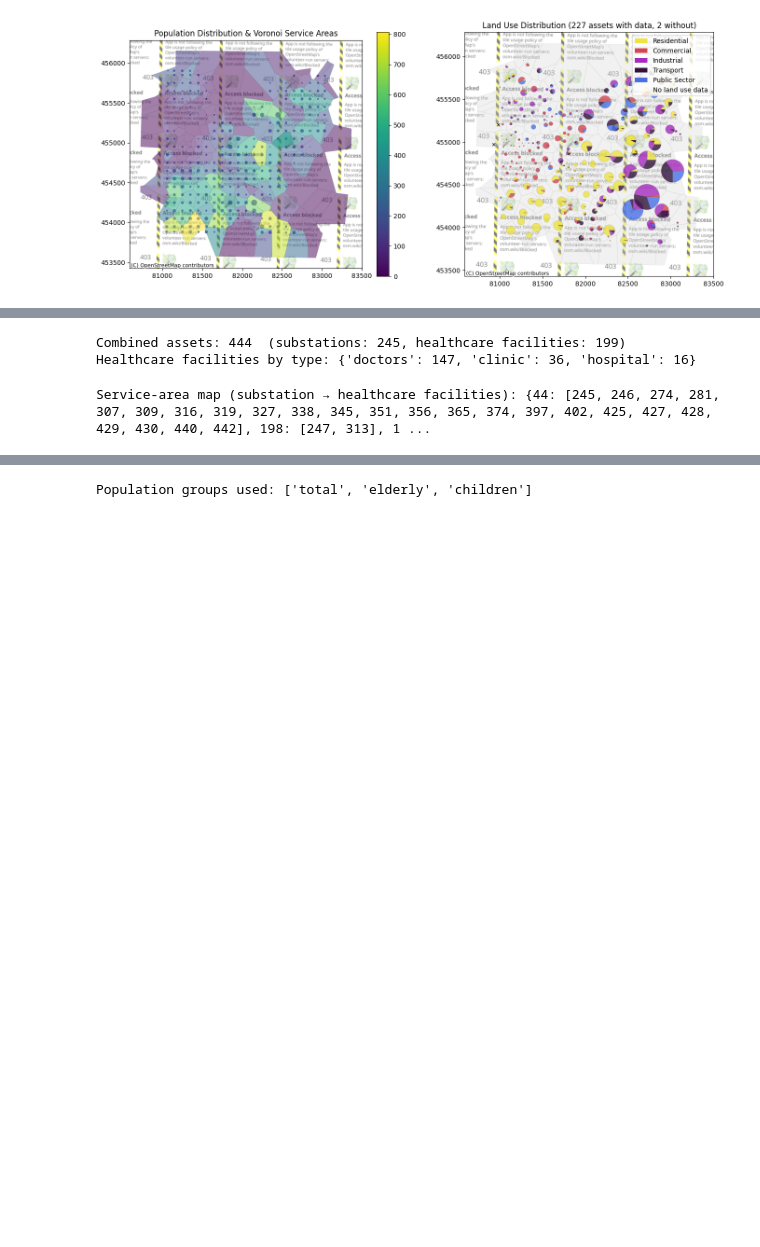
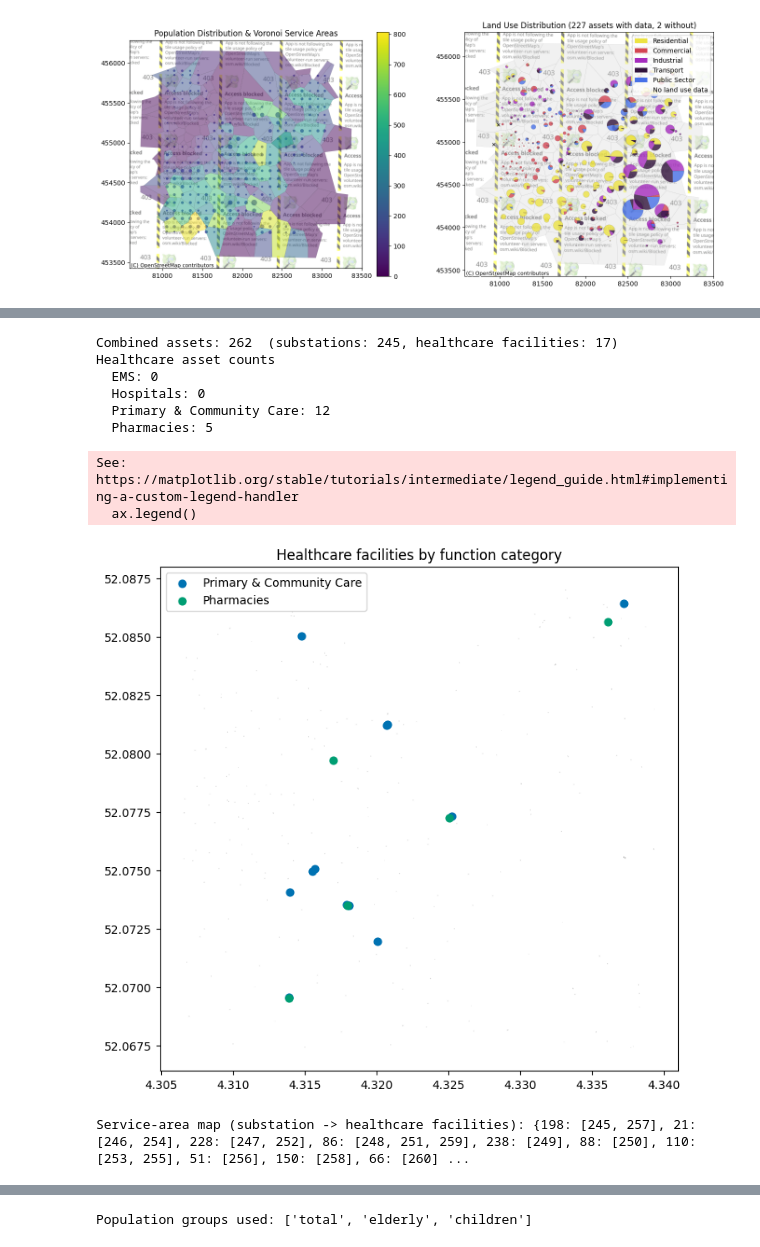
Before and after one commit to edPeregrina/powerpath, a Jupyter notebook: book/Use_Case_sample.ipynb, the cells around one changed output, grey strips where cells are left out. Saved outputs shown, nothing was run; the diff lists cells and outputs as text; code cells hidden in the pictures; blank space fills up the shorter version.

```diff
--- a/book/Use_Case_sample.ipynb
+++ b/book/Use_Case_sample.ipynb
@@ -467,36 +492,76 @@ from src.impacts import (
     create_voronoi_boundary,
 )
 
-# ── Real healthcare assets (hospital / clinic / doctors) ─────────────────────
+HEALTHCARE_CATEGORY_LABELS = {
+    "ems": "EMS",
+    "hospital": "Hospitals",
+    "primary_care": "Primary & Community Care",
+    "pharmacy": "Pharmacies",
+}
+
+# -- Real healthcare assets (EMS / hospital / primary care / pharmacy) --------
 # Extracted from OpenStreetMap by book/preprocessing/extract_amenities_from_extent.ipynb
-# and reused here via src.data_loader.load_healthcare_assets. Each facility
-# keeps its distinct type rather than being collapsed into a single category;
-# config['service_node_config']['taxonomy'] groups them into the 'health'
-# function label for reporting further below.
+# and reused here via src.data_loader.load_healthcare_assets. The GeoPackage
+# already stores the function category directly in 'type' (classification
+# happens at extraction time), and config['service_node_config']['taxonomy']
+# uses the same category values downstream for reporting.
 hc_assets = load_healthcare_assets(
-    config['healthcare_dir'], asset_types=['hospital', 'clinic', 'doctors'],
+    config['healthcare_dir'],
+    asset_types=list(HEALTHCARE_CATEGORY_LABELS.keys()),
 ).to_crs('EPSG:4326')
 
 # Combine electricity substations + healthcare facilities into one asset GeoDataFrame
 gdf_assets_combined = compile_asset_gdfs([gdf_assets, hc_assets])
 
-substation_idx = list(gdf_assets_combined[gdf_assets_combined['type'] == 'msls'].index)
-health_idx     = list(gdf_assets_combined[gdf_assets_combined['type'].isin(['hospital', 'clinic', 'doctors'])].index)
+substation_idx  = list(gdf_assets_combined[gdf_assets_combined['type'] == 'msls'].index)
+healthcare_idx  = list(gdf_assets_combined[gdf_assets_combined['type'].isin(HEALTHCARE_CATEGORY_LABELS)].index)
 print(f"Combined assets: {len(gdf_assets_combined)}  "
-      f"(substations: {len(substation_idx)}, healthcare facilities: {len(health_idx)})")
-print("Healthcare facilities by type:",
-      gdf_assets_combined.loc[health_idx, 'type'].value_counts().to_dict())
+      f"(substations: {len(substation_idx)}, healthcare facilities: {len(healthcare_idx)})")
+
+print("Healthcare asset counts")
+hc_counts = gdf_assets_combined.loc[healthcare_idx, 'type'].value_counts()
+for category, label in HEALTHCARE_CATEGORY_LABELS.items():
+    print(f"  {label}: {int(hc_counts.get(category, 0))}")
 # %% [output]
-Combined assets: 444  (substations: 245, healthcare facilities: 199)
-Healthcare facilities by type: {'doctors': 147, 'clinic': 36, 'hospital': 16}
+Combined assets: 262  (substations: 245, healthcare facilities: 17)
+Healthcare asset counts
+  EMS: 0
+  Hospitals: 0
+  Primary & Community Care: 12
+  Pharmacies: 5
+# %%
+# -- Map: healthcare facilities by function category, distinct colours -------
+hc_map_colors = {
+    'ems': '#E69F00',
+    'hospital': '#D55E00',
+    'primary_care': '#0072B2',
+    'pharmacy': '#009E73',
+}
+fig, ax = plt.subplots(figsize=(8, 8))
+gdf_assets_combined[gdf_assets_combined['type'] == 'msls'].plot(
+    ax=ax, color='lightgrey', markersize=15, label='Substation (msls)', zorder=1,
+)
+for category, color in hc_map_colors.items():
+    subset = gdf_assets_combined[gdf_assets_combined['type'] == category]
+    if len(subset):
+        subset.plot(
+            ax=ax, color=color, markersize=40, label=HEALTHCARE_CATEGORY_LABELS[category], zorder=2,
+        )
+ax.set_title('Healthcare facilities by function category')
+ax.legend()
+plt.show()
+# %% [output]
+See: https://matplotlib.org/stable/tutorials/intermediate/legend_guide.html#implementing-a-custom-legend-handler
+  ax.legend()
+[figure, added]
 # %%
-# ── Voronoi service areas and healthcare ↔ substation mapping ────────────────
+# -- Voronoi service areas and healthcare <-> substation mapping -------------
 boundary = create_voronoi_boundary(gdf_assets_combined[gdf_assets_combined['type'] == 'msls'])
 voronoi_gdf_combined = create_voronoi_for_asset_type(gdf_assets_combined, 'msls', boundary=boundary)
 
-gdf_health_proj = gdf_assets_combined.loc[health_idx].to_crs(voronoi_gdf_combined.crs)
-service_area_map, _ = build_voronoi_service_area_map(voronoi_gdf_combined, gdf_health_proj, return_diagnostics=True)
-print("Service-area map (substation → healthcare facilities):", service_area_map)
+gdf_healthcare_proj = gdf_assets_combined.loc[healthcare_idx].to_crs(voronoi_gdf_combined.crs)
+service_area_map, _ = build_voronoi_service_area_map(voronoi_gdf_combined, gdf_healthcare_proj, return_diagnostics=True)
+print("Service-area map (substation -> healthcare facilities):", service_area_map)
 # %% [output]
-Service-area map (substation → healthcare facilities): {44: [245, 246, 274, 281, 307, 309, 316, 319, 327, 338, 345, 351, 356, 365, 374, 397, 402, 425, 427, 428, 429, 430, 440, 442], 198: [247, 313], 1 ...
+Service-area map (substation -> healthcare facilities): {198: [245, 257], 21: [246, 254], 228: [247, 252], 86: [248, 251, 259], 238: [249], 88: [250], 110: [253, 255], 51: [256], 150: [258], 66: [260] ...
 # %%
```
Also changed, not shown: parts of 10 cells of this notebook, 7 other files.
